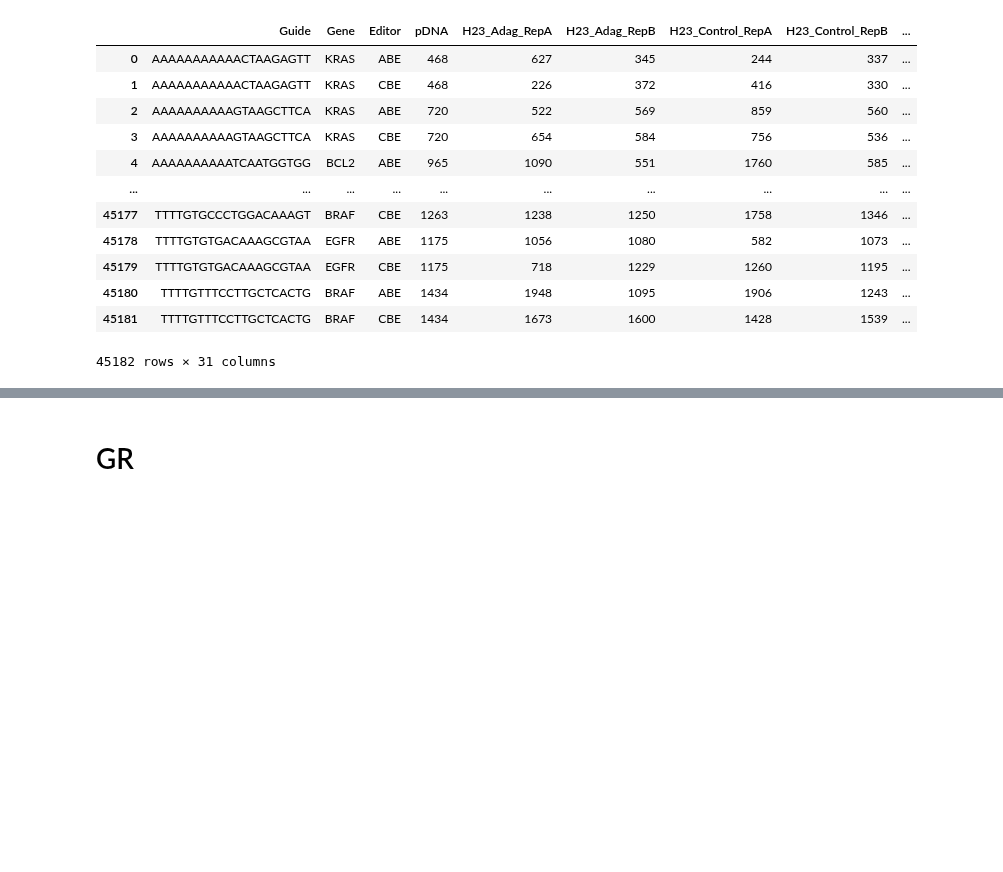
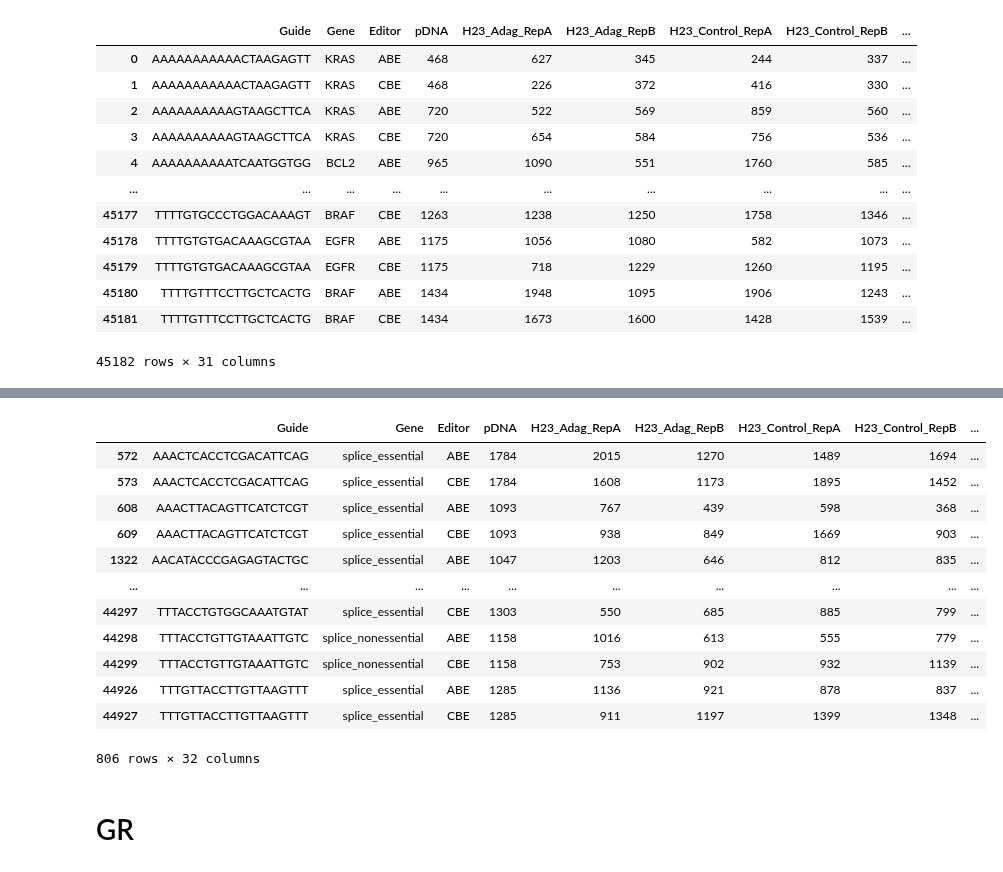
Before and after one commit to QuantitativeBiology/BECancerResistome, a Jupyter notebook: BECancerResistome/quality_control/quality_control.ipynb, the cells around one changed output, grey strips where cells are left out. Saved outputs shown, nothing was run; the diff lists cells and outputs as text; code cells hidden in the pictures; blank space fills up the shorter version.

```diff
--- a/BECancerResistome/quality_control/quality_control.ipynb
+++ b/BECancerResistome/quality_control/quality_control.ipynb
@@ -252,0 +409,18 @@ array(['exonic', 'splice_essential', 'splice_nonessential', 'intergenic',
+# %%
+MC_PRC=MC[MC['Gene'].isin(['Intergenic', 'splice_essential','splice_nonessential'])]
+# %%
+MC_PRC
+# %% [output]
+|  | Guide | Gene | Editor | pDNA | H23_Adag_RepA | H23_Adag_RepB | H23_Control_RepA | H23_Control_RepB | ... |
+| 572 | AAACTCACCTCGACATTCAG | splice_essential | ABE | 1784 | 2015 | 1270 | 1489 | 1694 | ... |
+| 573 | AAACTCACCTCGACATTCAG | splice_essential | CBE | 1784 | 1608 | 1173 | 1895 | 1452 | ... |
+| 608 | AAACTTACAGTTCATCTCGT | splice_essential | ABE | 1093 | 767 | 439 | 598 | 368 | ... |
+| 609 | AAACTTACAGTTCATCTCGT | splice_essential | CBE | 1093 | 938 | 849 | 1669 | 903 | ... |
+| 1322 | AACATACCCGAGAGTACTGC | splice_essential | ABE | 1047 | 1203 | 646 | 812 | 835 | ... |
+| ... | ... | ... | ... | ... | ... | ... | ... | ... | ... |
+| 44297 | TTTACCTGTGGCAAATGTAT | splice_essential | CBE | 1303 | 550 | 685 | 885 | 799 | ... |
+| 44298 | TTTACCTGTTGTAAATTGTC | splice_nonessential | ABE | 1158 | 1016 | 613 | 555 | 779 | ... |
+| 44299 | TTTACCTGTTGTAAATTGTC | splice_nonessential | CBE | 1158 | 753 | 902 | 932 | 1139 | ... |
+| 44926 | TTTGTTACCTTGTTAAGTTT | splice_essential | ABE | 1285 | 1136 | 921 | 878 | 837 | ... |
+| 44927 | TTTGTTACCTTGTTAAGTTT | splice_essential | CBE | 1285 | 911 | 1197 | 1399 | 1348 | ... |
+806 rows × 32 columns
```
Also changed, not shown: parts of 13 cells of this notebook.
